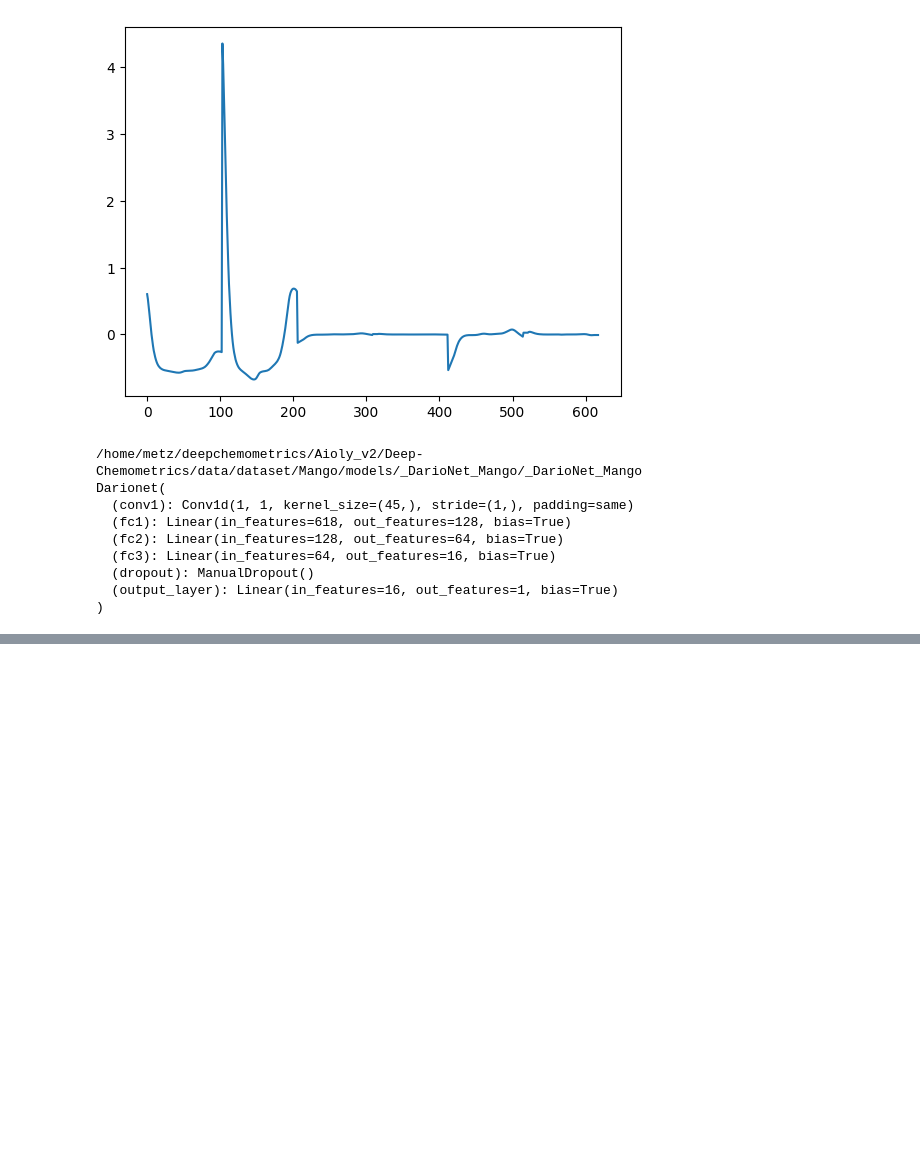
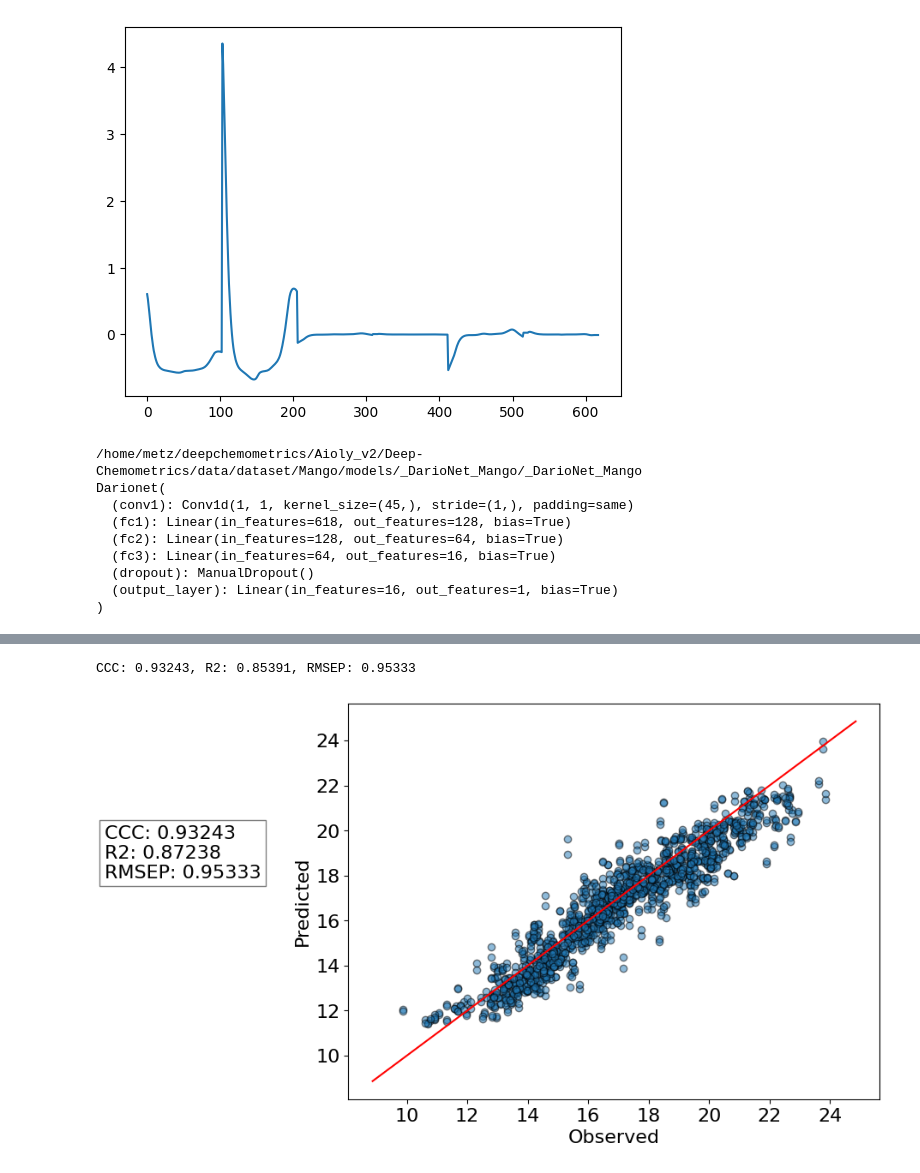
Before and after one commit to TEAM-AIOLY/Deep-Chemometrics, a Jupyter notebook: Uncertainty_Mango_dataset.ipynb, the cells around one changed output, grey strips where cells are left out. Saved outputs shown, nothing was run; the diff lists cells and outputs as text; code cells hidden in the pictures; blank space fills up the shorter version.

```diff
--- a/Uncertainty_Mango_dataset.ipynb
+++ b/Uncertainty_Mango_dataset.ipynb
@@ -172,6 +173,8 @@ Epoch 856/1000 | Train Losses: y 0: 0.6831 | Validation Losses: y 0: 0.6689 | R2
 # %%
-print(max(val_r2_scores))
-utils.test(model2,final_path,test_loader)
+utils.test(model2,"data/dataset/Mango/models/_DarioNet_Mango/_DarioNet_Mango_best.pth",test_loader)
+# %% [output]
+CCC: 0.93243, R2: 0.85391, RMSEP: 0.95333
+[figure, added]
 # %%
 # création d'une boucle de prédiction pour réalisation du MC dropout
 model2.eval()
```
Also changed, not shown: parts of 8 cells of this notebook, 1 other file.
